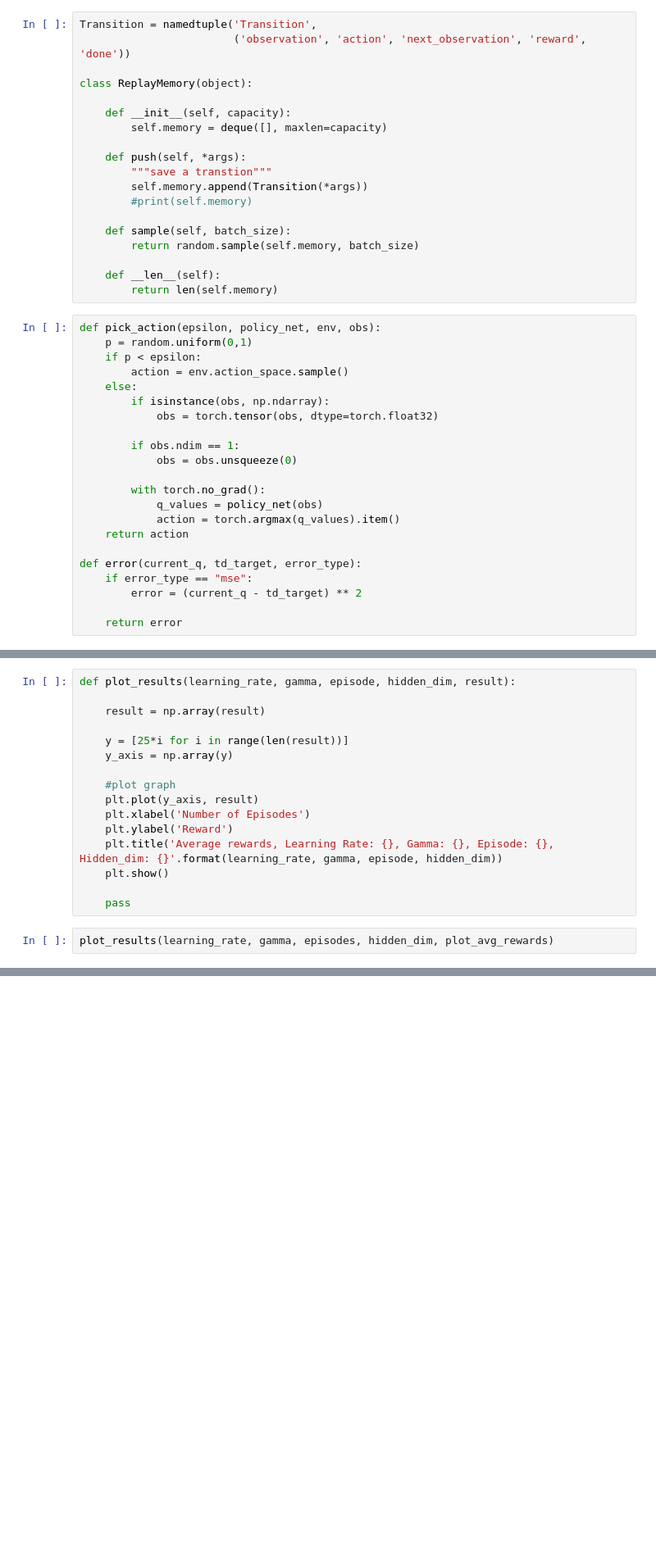
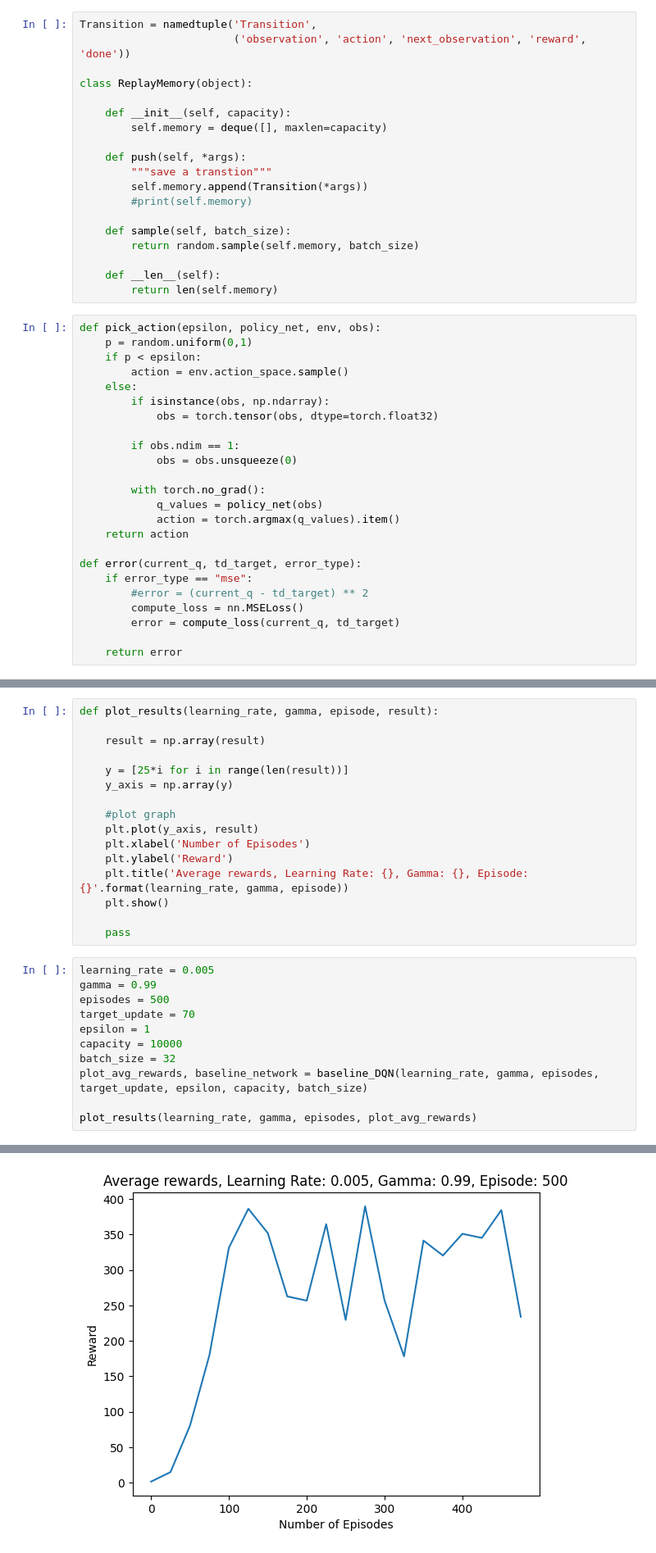
Before and after one commit to HannahUsesTheGitHub/RL, a Jupyter notebook: ideas.ipynb, the cells around one changed output, grey strips where cells are left out. Shown: that part at 82% size. Cells and saved outputs as stored; diff of their text form; blank space fills up the shorter version.

Commit message:
working baseline function

```diff
--- a/ideas.ipynb
+++ b/ideas.ipynb
@@ -96,7 +101,9 @@ def pick_action(epsilon, policy_net, env, obs):
 
 def error(current_q, td_target, error_type):
     if error_type == "mse":
-        error = (current_q - td_target) ** 2
+        #error = (current_q - td_target) ** 2
+        compute_loss = nn.MSELoss()
+        error = compute_loss(current_q, td_target)
 
     return error
 # %%
@@ -212,5 +220,5 @@ he TOLD ME to add that
 # %%
-def plot_results(learning_rate, gamma, episode, hidden_dim, result):
+def plot_results(learning_rate, gamma, episode, result):
 
     result = np.array(result)
 
@@ -221,9 +229,19 @@ def plot_results(learning_rate, gamma, episode, hidden_dim, result):
     plt.plot(y_axis, result)
     plt.xlabel('Number of Episodes')
     plt.ylabel('Reward')
-    plt.title('Average rewards, Learning Rate: {}, Gamma: {}, Episode: {}, Hidden_dim: {}'.format(learning_rate, gamma, episode, hidden_dim))
+    plt.title('Average rewards, Learning Rate: {}, Gamma: {}, Episode: {}'.format(learning_rate, gamma, episode))
     plt.show()
 
     pass
 # %%
-plot_results(learning_rate, gamma, episodes, hidden_dim, plot_avg_rewards)
+learning_rate = 0.005
+gamma = 0.99
+episodes = 500
+target_update = 70
+epsilon = 1
+capacity = 10000
+batch_size = 32
+plot_avg_rewards, baseline_network = baseline_DQN(learning_rate, gamma, episodes, target_update, epsilon, capacity, batch_size)
+
+plot_results(learning_rate, gamma, episodes, plot_avg_rewards)
+# %% [output]
@@ -229,0 +253 @@ plot_results(learning_rate, gamma, episodes, hidden_dim, plot_avg_rewards)
+[figure, added]
```
Also changed, not shown: parts of 5 cells of this notebook.
